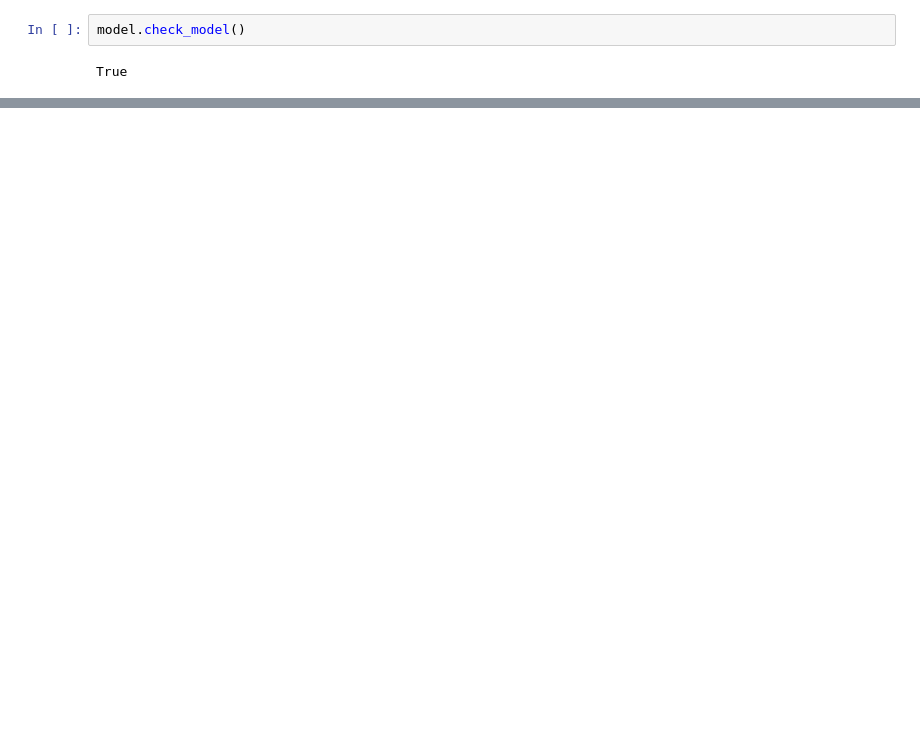
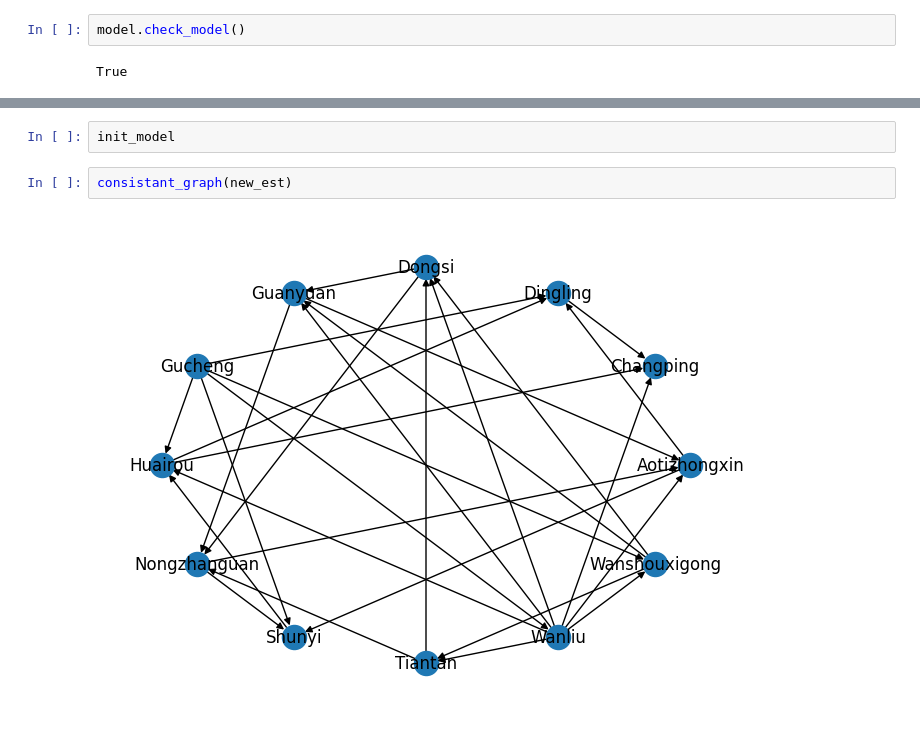
Before and after one commit to david5010/Graphical-Model-for-Pollution-Data, a Jupyter notebook: bayesian_network.ipynb, the cells around one changed output, grey strips where cells are left out. Drawn from its saved outputs; the diff is of its cells as text; blank space fills up the shorter version.

```diff
--- a/bayesian_network.ipynb
+++ b/bayesian_network.ipynb
@@ -75,0 +161,6 @@ Name: Gucheng, Length: 35064, dtype: int64
+# %%
+init_model
+# %%
+consistant_graph(new_est)
+# %% [output]
+[figure, added]
```
Also changed, not shown: parts of 24 cells of this notebook, 3 other files.
